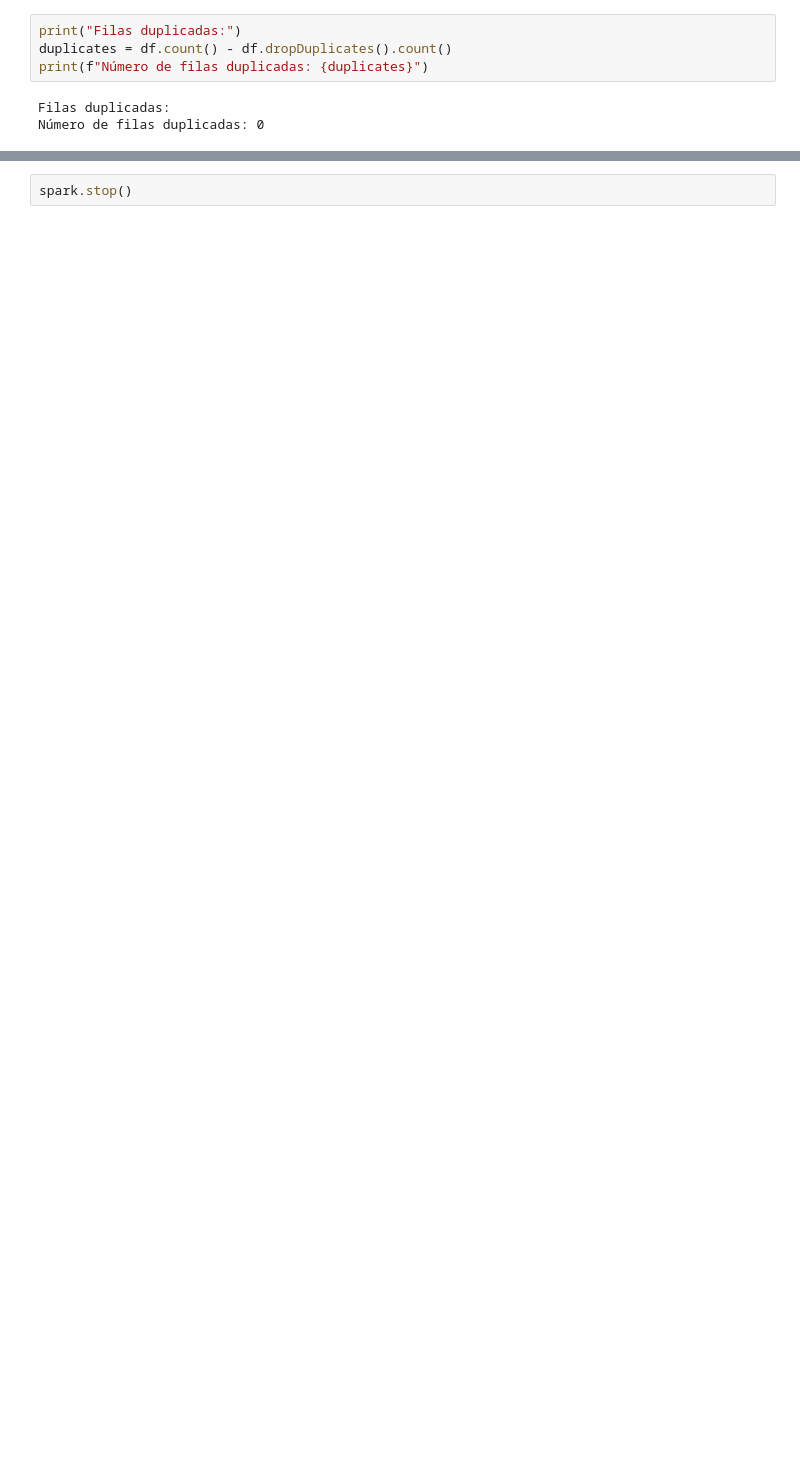
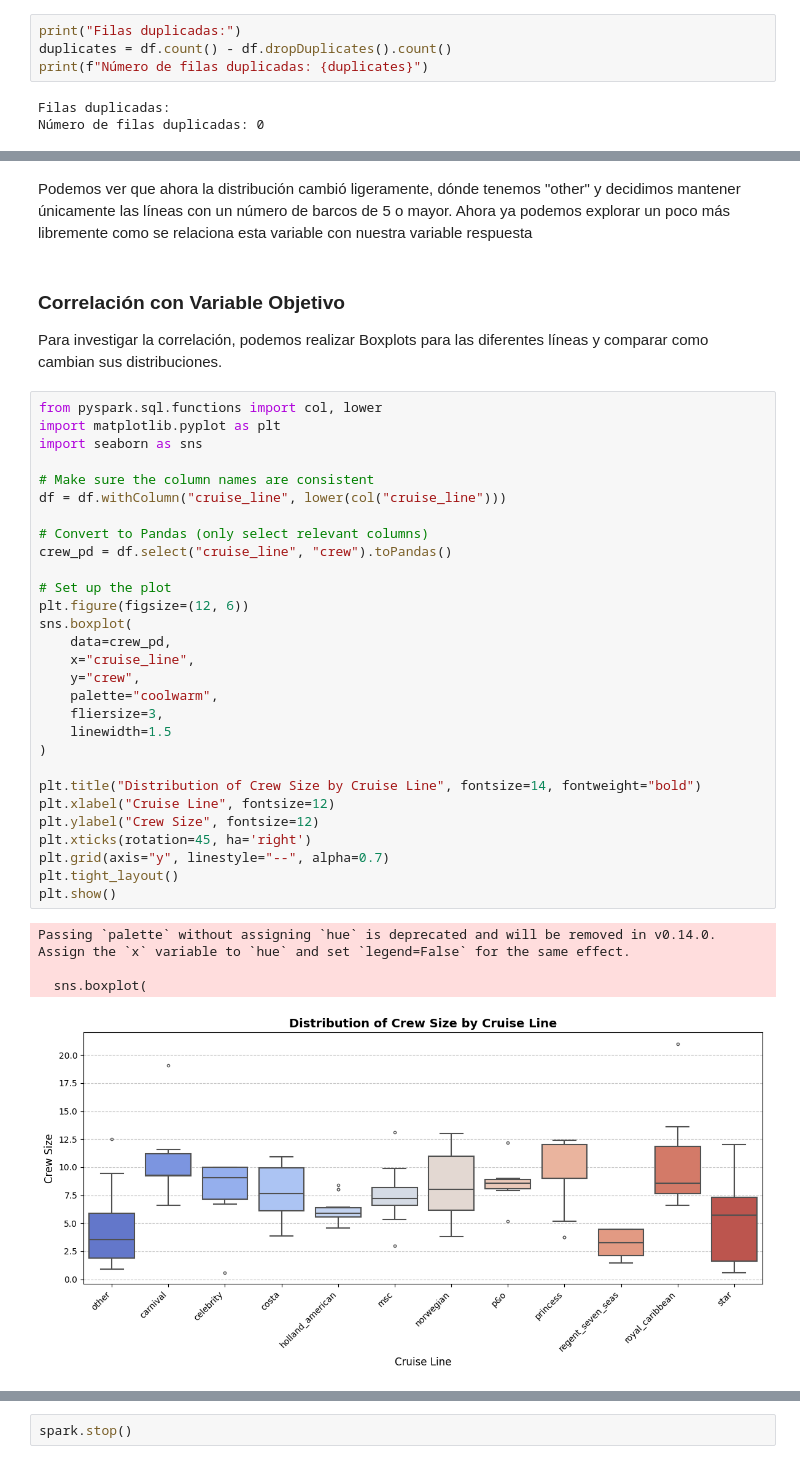
Before and after one commit to Its-Japo/DataScience, a Jupyter notebook: Lab10/cruise_data_analysis.ipynb, the cells around one changed output, grey strips where cells are left out. Saved outputs shown, nothing was run; the diff lists cells and outputs as text; blank space fills up the shorter version.

```diff
--- a/Lab10/cruise_data_analysis.ipynb
+++ b/Lab10/cruise_data_analysis.ipynb
@@ -459,0 +290,39 @@ df_clean.write.parquet("barcos_crucero_clean.parquet", mode="overwrite")
+# %% [markdown]
+Podemos ver que ahora la distribución cambió ligeramente, dónde tenemos "other" y decidimos mantener únicamente las líneas con un número de barcos de 5 o mayor. Ahora ya podemos explorar un poco más libremente como se relaciona esta variable con nuestra variable respuesta
+# %% [markdown]
+### Correlación con Variable Objetivo
+Para investigar la correlación, podemos realizar Boxplots para las diferentes líneas y comparar como cambian sus distribuciones.
+# %%
+from pyspark.sql.functions import col, lower
+import matplotlib.pyplot as plt
+import seaborn as sns
+
+# Make sure the column names are consistent
+df = df.withColumn("cruise_line", lower(col("cruise_line")))
+
+# Convert to Pandas (only select relevant columns)
+crew_pd = df.select("cruise_line", "crew").toPandas()
+
+# Set up the plot
+plt.figure(figsize=(12, 6))
+sns.boxplot(
+    data=crew_pd,
+    x="cruise_line",
+    y="crew",
+    palette="coolwarm",
+    fliersize=3,
+    linewidth=1.5
+)
+
+plt.title("Distribution of Crew Size by Cruise Line", fontsize=14, fontweight="bold")
+plt.xlabel("Cruise Line", fontsize=12)
+plt.ylabel("Crew Size", fontsize=12)
+plt.xticks(rotation=45, ha='right')
+plt.grid(axis="y", linestyle="--", alpha=0.7)
+plt.tight_layout()
+plt.show()
+# %% [output]
+Passing `palette` without assigning `hue` is deprecated and will be removed in v0.14.0. Assign the `x` variable to `hue` and set `legend=False` for the same effect.
+
+  sns.boxplot(
+[figure, added]
```
Also changed, not shown: parts of 140 cells of this notebook.
